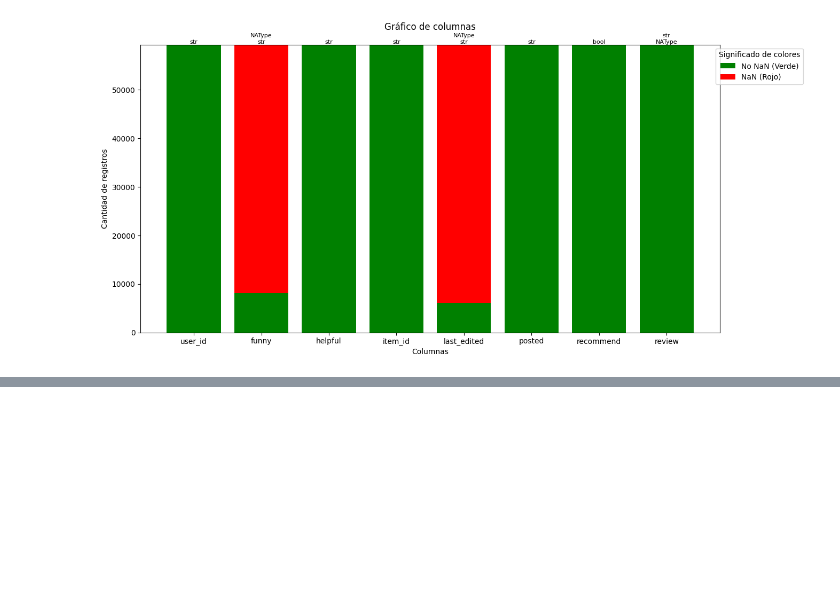
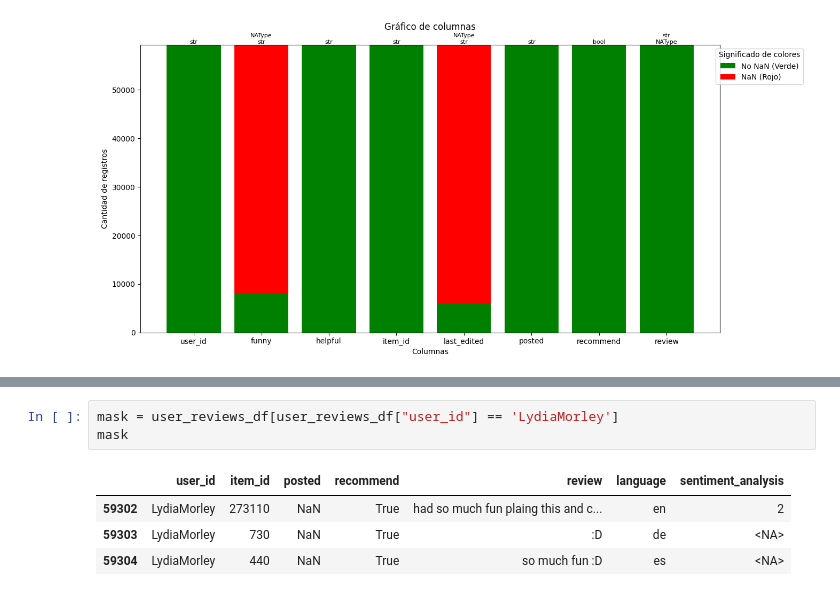
Before and after one commit to RoblesIan/Steam-API, a Jupyter notebook: notebooks/ETL_user_reviews.ipynb, the cells around one changed output, grey strips where cells are left out. Drawn from its saved outputs; the diff is of its cells as text; blank space fills up the shorter version.

```diff
--- a/notebooks/ETL_user_reviews.ipynb
+++ b/notebooks/ETL_user_reviews.ipynb
@@ -86,0 +346,8 @@ funciones.plot_df_info(user_reviews_df)
+# %%
+mask = user_reviews_df[user_reviews_df["user_id"] == 'LydiaMorley']
+mask
+# %% [output]
+|  | user_id | item_id | posted | recommend | review | language | sentiment_analysis |
+| 59302 | LydiaMorley | 273110 | NaN | True | had so much fun plaing this and c... | en | 2 |
+| 59303 | LydiaMorley | 730 | NaN | True | :D | de | <NA> |
+| 59304 | LydiaMorley | 440 | NaN | True | so much fun :D | es | <NA> |
```
Also changed, not shown: parts of 26 cells of this notebook, 12 other files.
